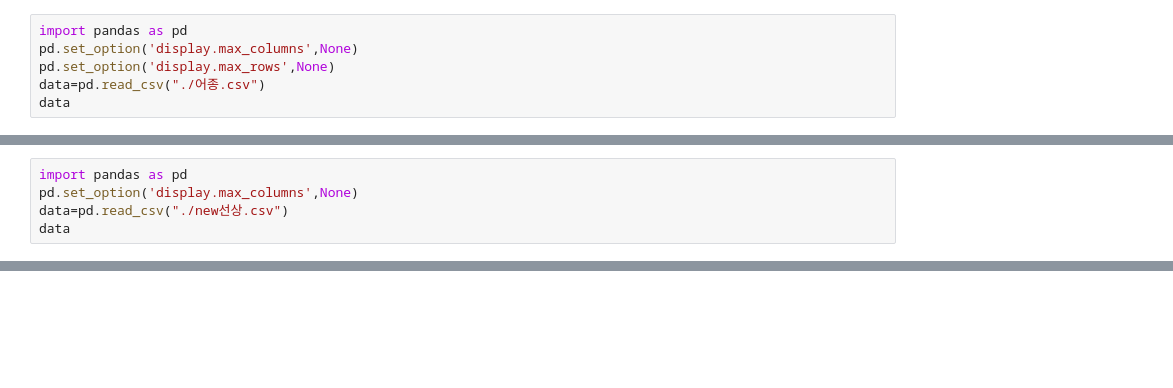
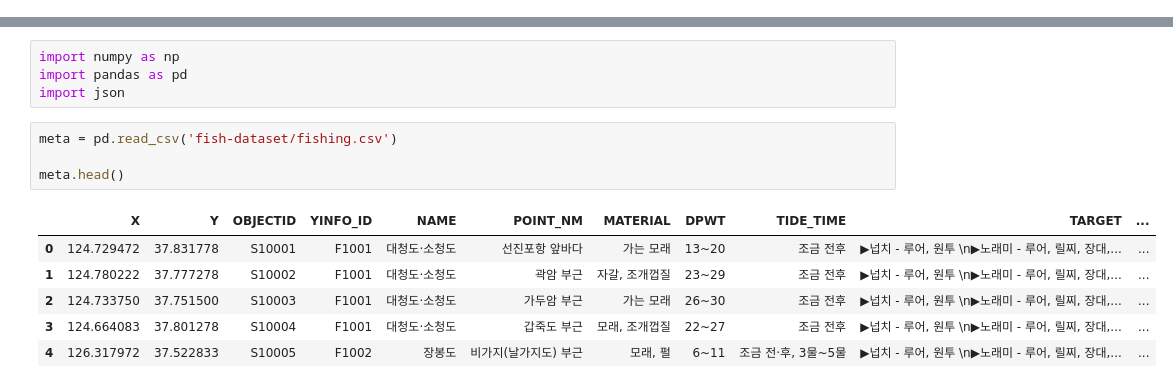
Before and after one commit to jongik96/fishingWebApplication, a Jupyter notebook: sub1/fish.ipynb, the cells around one changed output, grey strips where cells are left out. Cells and saved outputs as stored; diff of their text form; blank space fills up the shorter version.

```diff
--- a/sub1/fish.ipynb
+++ b/sub1/fish.ipynb
@@ -1,6 +0,0 @@
-# %%
-import pandas as pd
-pd.set_option('display.max_columns',None)
-pd.set_option('display.max_rows',None)
-data=pd.read_csv("./어종.csv")
-data
@@ -25,5 +0,0 @@ data
-# %%
-import pandas as pd
-pd.set_option('display.max_columns',None)
-data=pd.read_csv("./new선상.csv")
-data
@@ -47,0 +1,15 @@ data
+# %%
+import numpy as np
+import pandas as pd
+import json
+# %%
+meta = pd.read_csv('fish-dataset/fishing.csv')
+
+meta.head()
+# %% [output]
+|  | X | Y | OBJECTID | YINFO_ID | NAME | POINT_NM | MATERIAL | DPWT | TIDE_TIME | TARGET | ... |
+| 0 | 124.729472 | 37.831778 | S10001 | F1001 | 대청도·소청도 | 선진포항 앞바다 | 가는 모래 | 13~20 | 조금 전후 | ▶넙치 - 루어, 원투 \n▶노래미 - 루어, 릴찌, 장대,... | ... |
+| 1 | 124.780222 | 37.777278 | S10002 | F1001 | 대청도·소청도 | 곽암 부근 | 자갈, 조개껍질 | 23~29 | 조금 전후 | ▶넙치 - 루어, 원투 \n▶노래미 - 루어, 릴찌, 장대,... | ... |
+| 2 | 124.733750 | 37.751500 | S10003 | F1001 | 대청도·소청도 | 가두암 부근 | 가는 모래 | 26~30 | 조금 전후 | ▶넙치 - 루어, 원투 \n▶노래미 - 루어, 릴찌, 장대,... | ... |
+| 3 | 124.664083 | 37.801278 | S10004 | F1001 | 대청도·소청도 | 갑죽도 부근 | 모래, 조개껍질 | 22~27 | 조금 전후 | ▶넙치 - 루어, 원투 \n▶노래미 - 루어, 릴찌, 장대,... | ... |
+| 4 | 126.317972 | 37.522833 | S10005 | F1002 | 장봉도 | 비가지(날가지도) 부근 | 모래, 펄 | 6~11 | 조금 전·후, 3물~5물 | ▶넙치 - 루어, 원투 \n▶노래미 - 루어, 릴찌, 장대,... | ... |
```
Also changed, not shown: parts of 11 cells of this notebook, 8 other files.
